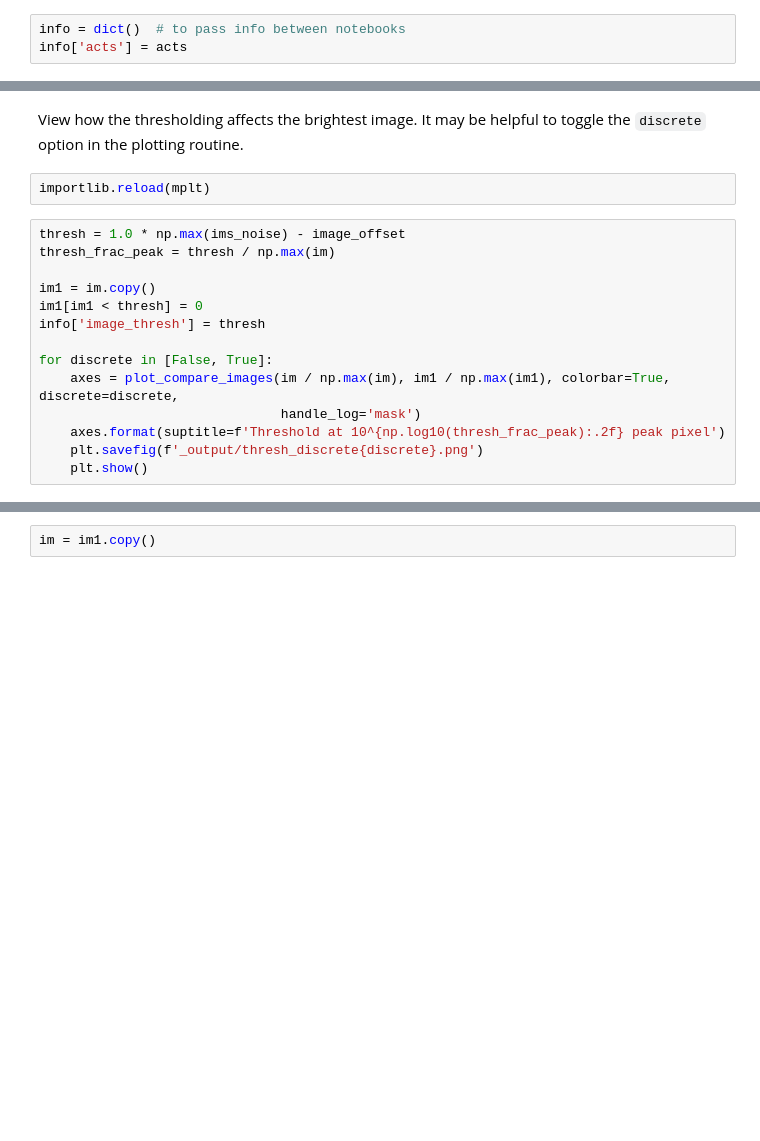
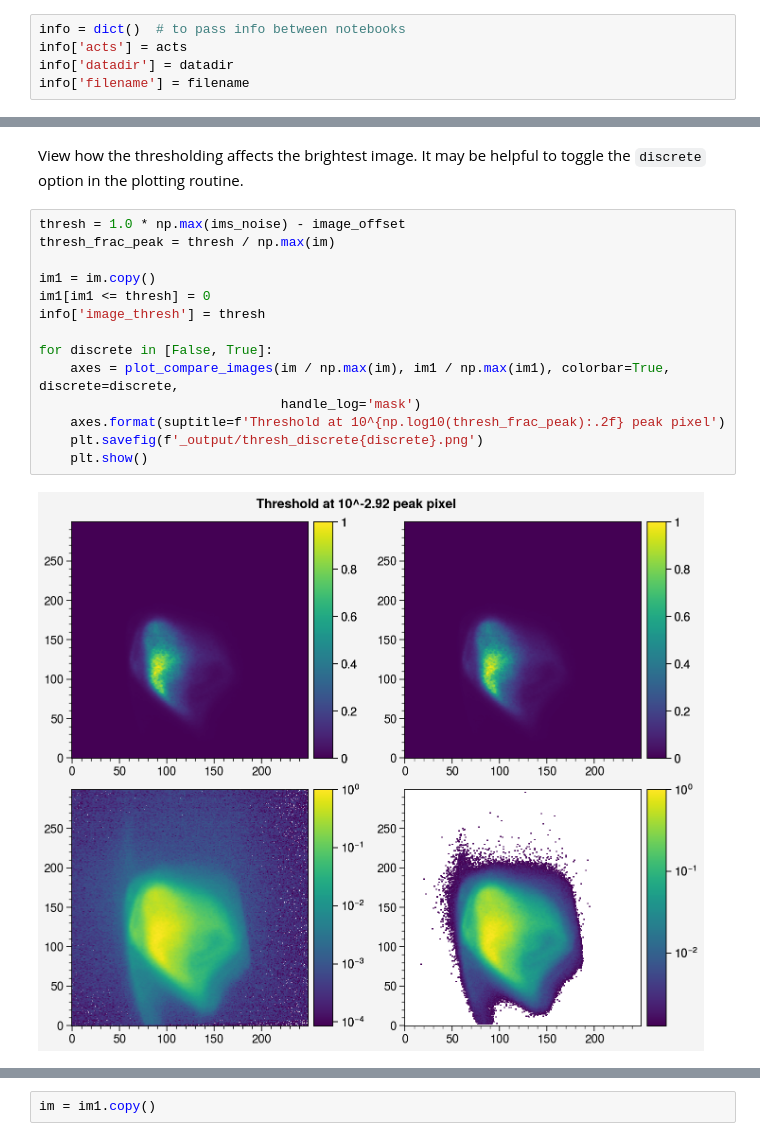
Before and after one commit to austin-hoover/analysis-sns-btf, a Jupyter notebook: scan3d/scan-xxpy-image-ypdE/scan-xxpy-image-ypdE_step0.ipynb, the cells around one changed output, grey strips where cells are left out. Cells and saved outputs as stored; diff of their text form; blank space fills up the shorter version.

```diff
--- a/scan3d/scan-xxpy-image-ypdE/scan-xxpy-image-ypdE_step0.ipynb
+++ b/scan3d/scan-xxpy-image-ypdE/scan-xxpy-image-ypdE_step0.ipynb
@@ -91,6 +152,8 @@ acts = ['y_PositionSync', 'xp_PositionSync', 'x_PositionSync']
 # %%
 info = dict()  # to pass info between notebooks
 info['acts'] = acts
+info['datadir'] = datadir
+info['filename'] = filename
 # %% [markdown]
 ## Scan overview
 # %% [markdown]
@@ -407,18 +544,18 @@ for yscale in [None, 'log']:
 # %% [markdown]
 View how the thresholding affects the brightest image. It may be helpful to toggle the `discrete` option in the plotting routine.
-# %%
-importlib.reload(mplt)
 # %%
 thresh = 1.0 * np.max(ims_noise) - image_offset
 thresh_frac_peak = thresh / np.max(im)
 
 im1 = im.copy()
-im1[im1 < thresh] = 0
+im1[im1 <= thresh] = 0
 info['image_thresh'] = thresh
 
 for discrete in [False, True]:
     axes = plot_compare_images(im / np.max(im), im1 / np.max(im1), colorbar=True, discrete=discrete,
                                handle_log='mask')
     axes.format(suptitle=f'Threshold at 10^{np.log10(thresh_frac_peak):.2f} peak pixel')
     plt.savefig(f'_output/thresh_discrete{discrete}.png')
     plt.show()
+# %% [output]
+[figure, added]
```
Also changed, not shown: parts of 35 cells of this notebook, 6 other files.
